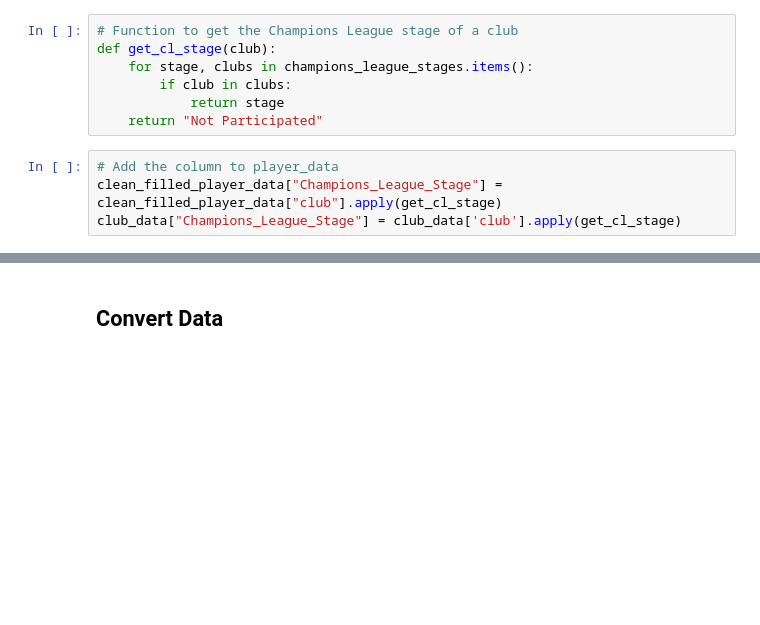
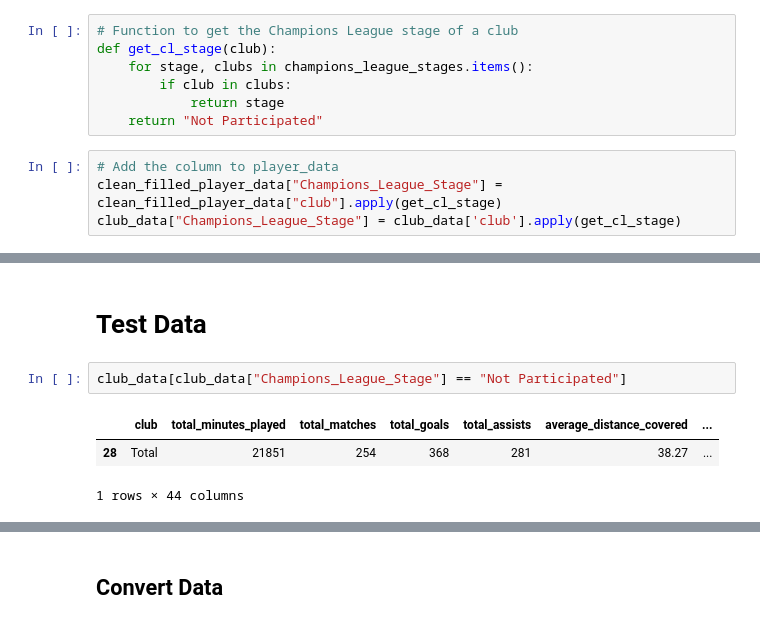
Before and after one commit to sulemanbasit/UCL21-22_MVP, a Jupyter notebook: clean_n_convert.ipynb, the cells around one changed output, grey strips where cells are left out. Cells and saved outputs as stored; diff of their text form; blank space fills up the shorter version.

```diff
--- a/clean_n_convert.ipynb
+++ b/clean_n_convert.ipynb
@@ -123,0 +282,8 @@ clean_filled_player_data.describe()
+# %% [markdown]
+# Test Data
+# %%
+club_data[club_data["Champions_League_Stage"] == "Not Participated"]
+# %% [output]
+|  | club | total_minutes_played | total_matches | total_goals | total_assists | average_distance_covered | ... |
+| 28 | Total | 21851 | 254 | 368 | 281 | 38.27 | ... |
+1 rows × 44 columns
```
Also changed, not shown: parts of 11 cells of this notebook.
